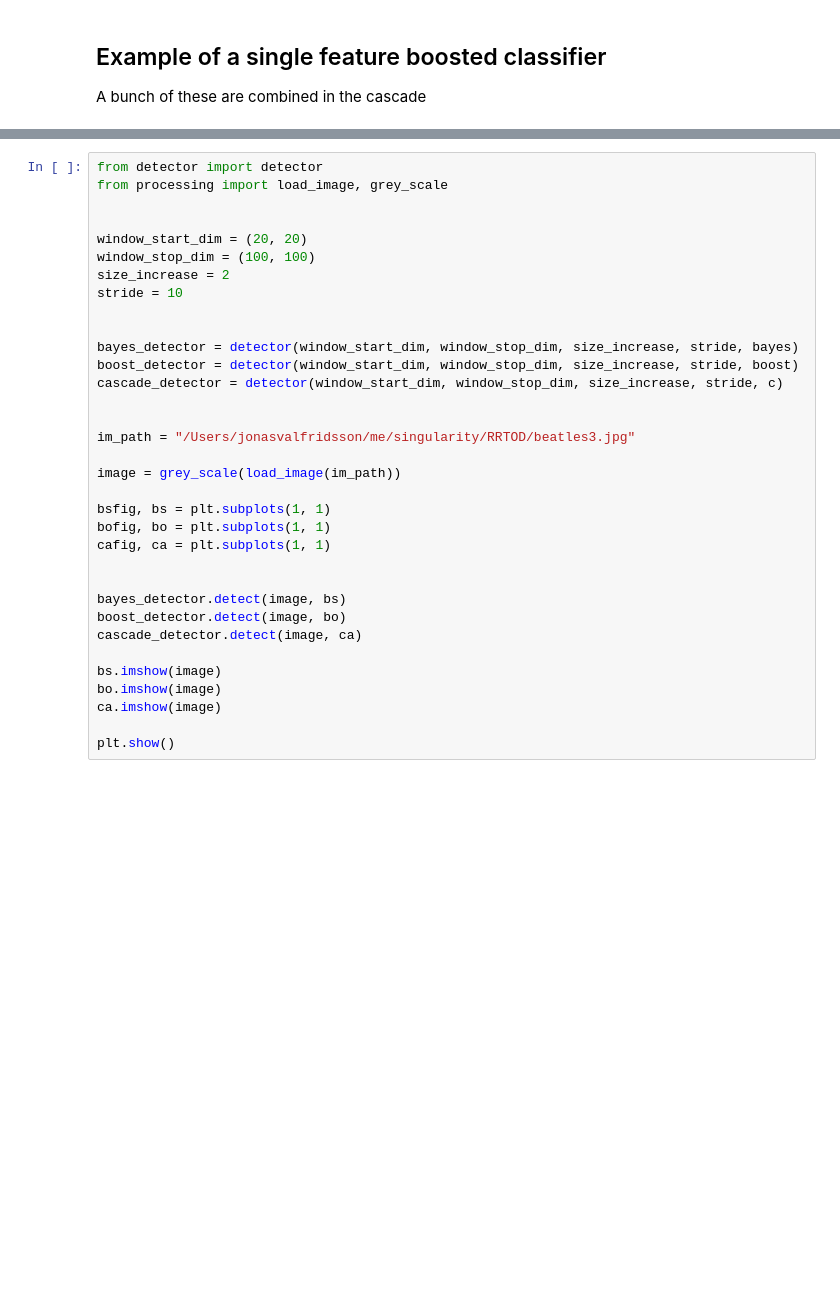
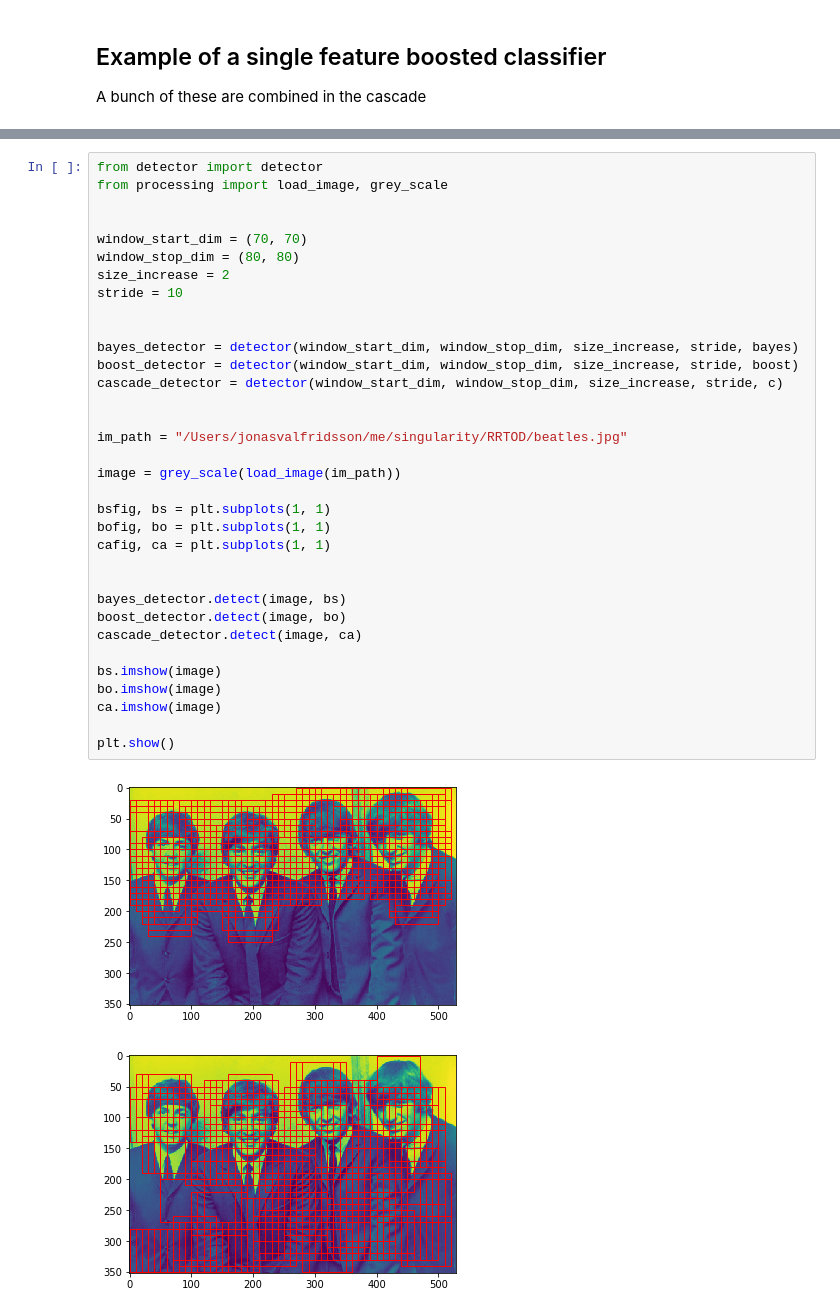
Before and after one commit to JonasRSV/HAR-Plus-Bayesian-Face-Recognition, a Jupyter notebook: Demo.ipynb, the cells around one changed output, grey strips where cells are left out. Cells and saved outputs as stored; diff of their text form; blank space fills up the shorter version.

```diff
--- a/Demo.ipynb
+++ b/Demo.ipynb
@@ -172,33 +210,36 @@ plt.show()
 from detector import detector
 from processing import load_image, grey_scale
 
 
-window_start_dim = (20, 20)
-window_stop_dim = (100, 100)
+window_start_dim = (70, 70)
+window_stop_dim = (80, 80)
 size_increase = 2
 stride = 10
 
 
 bayes_detector = detector(window_start_dim, window_stop_dim, size_increase, stride, bayes)
 boost_detector = detector(window_start_dim, window_stop_dim, size_increase, stride, boost)
 cascade_detector = detector(window_start_dim, window_stop_dim, size_increase, stride, c)
 
 
-im_path = "/Users/jonasvalfridsson/me/singularity/RRTOD/beatles3.jpg"
+im_path = "/Users/jonasvalfridsson/me/singularity/RRTOD/beatles.jpg"
 
 image = grey_scale(load_image(im_path))
 
 bsfig, bs = plt.subplots(1, 1)
 bofig, bo = plt.subplots(1, 1)
 cafig, ca = plt.subplots(1, 1)
 
 
 bayes_detector.detect(image, bs)
 boost_detector.detect(image, bo)
 cascade_detector.detect(image, ca)
 
 bs.imshow(image)
 bo.imshow(image)
 ca.imshow(image)
 
 plt.show()
+# %% [output]
+[figure, added]
+[figure, added]
```
Also changed, not shown: parts of 13 cells of this notebook, 3 other files.
